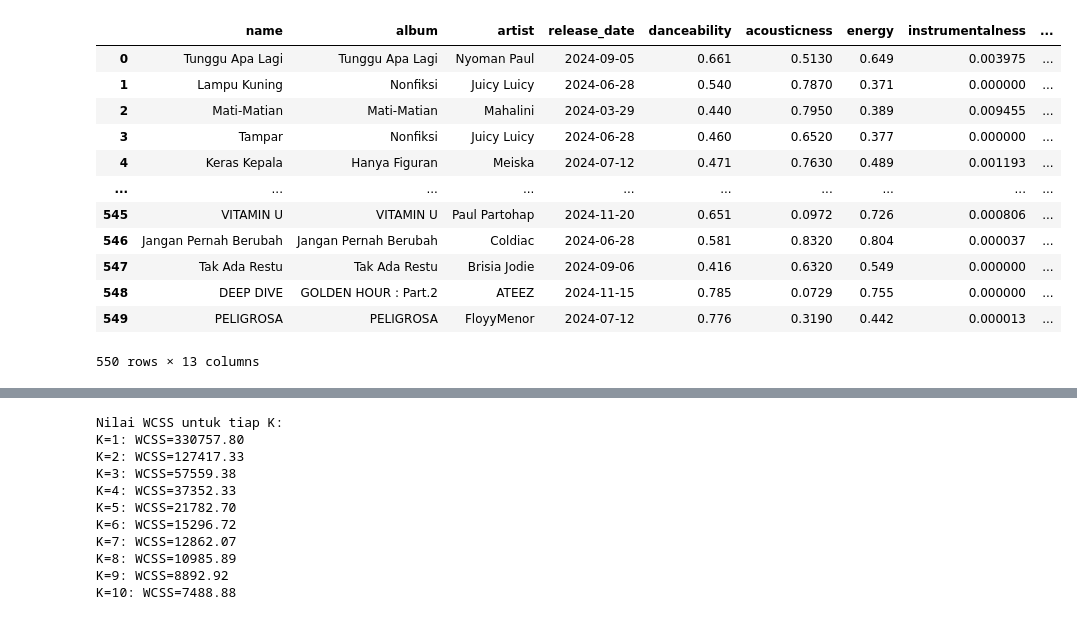
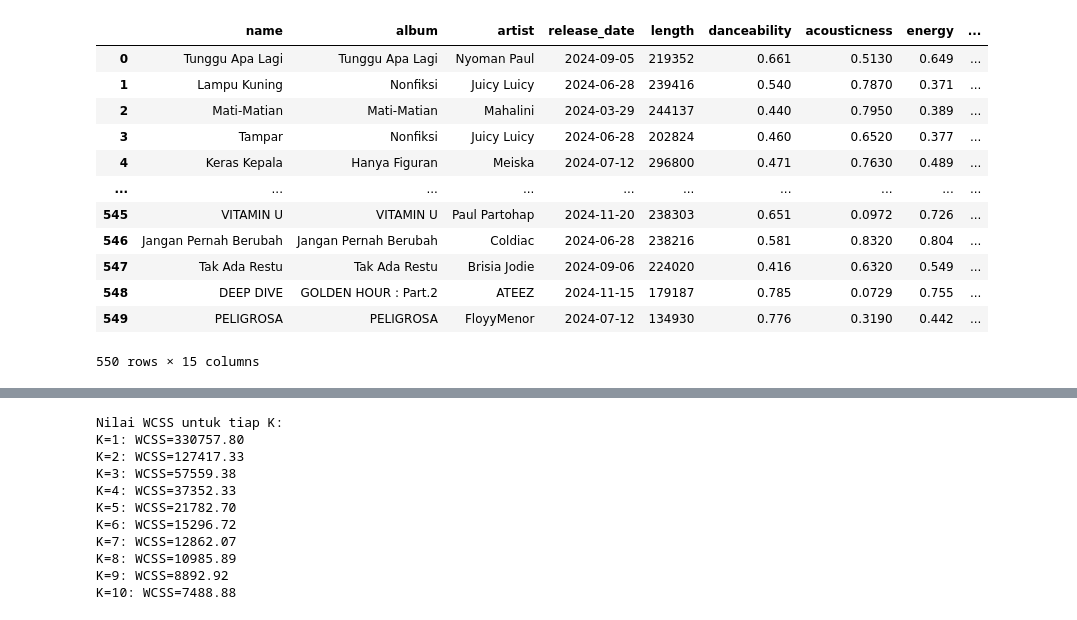
Before and after one commit to gojalifs/kmeans_clustering, a Jupyter notebook: Copy_of_FIXXXX.ipynb, the cells around one changed output, grey strips where cells are left out. Drawn from its saved outputs; the diff is of its cells as text; code cells hidden in the pictures.

```diff
--- a/Copy_of_FIXXXX.ipynb
+++ b/Copy_of_FIXXXX.ipynb
@@ -18,21 +22,21 @@ Requirement already satisfied: scipy>=1.0.0 in /usr/local/lib/python3.11/dist-pa
 # %%
-data = pd.read_excel('dataset.xlsx')
+data = pd.read_excel('norm (2).xlsx')
 
 data
 # %% [output]
-|  | name | album | artist | release_date | danceability | acousticness | energy | instrumentalness | ... |
-| 0 | Tunggu Apa Lagi | Tunggu Apa Lagi | Nyoman Paul | 2024-09-05 | 0.661 | 0.5130 | 0.649 | 0.003975 | ... |
-| 1 | Lampu Kuning | Nonfiksi | Juicy Luicy | 2024-06-28 | 0.540 | 0.7870 | 0.371 | 0.000000 | ... |
-| 2 | Mati-Matian | Mati-Matian | Mahalini | 2024-03-29 | 0.440 | 0.7950 | 0.389 | 0.009455 | ... |
-| 3 | Tampar | Nonfiksi | Juicy Luicy | 2024-06-28 | 0.460 | 0.6520 | 0.377 | 0.000000 | ... |
-| 4 | Keras Kepala | Hanya Figuran | Meiska | 2024-07-12 | 0.471 | 0.7630 | 0.489 | 0.001193 | ... |
+|  | name | album | artist | release_date | length | danceability | acousticness | energy | ... |
+| 0 | Tunggu Apa Lagi | Tunggu Apa Lagi | Nyoman Paul | 2024-09-05 | 219352 | 0.661 | 0.5130 | 0.649 | ... |
+| 1 | Lampu Kuning | Nonfiksi | Juicy Luicy | 2024-06-28 | 239416 | 0.540 | 0.7870 | 0.371 | ... |
+| 2 | Mati-Matian | Mati-Matian | Mahalini | 2024-03-29 | 244137 | 0.440 | 0.7950 | 0.389 | ... |
+| 3 | Tampar | Nonfiksi | Juicy Luicy | 2024-06-28 | 202824 | 0.460 | 0.6520 | 0.377 | ... |
+| 4 | Keras Kepala | Hanya Figuran | Meiska | 2024-07-12 | 296800 | 0.471 | 0.7630 | 0.489 | ... |
 | ... | ... | ... | ... | ... | ... | ... | ... | ... | ... |
-| 545 | VITAMIN U | VITAMIN U | Paul Partohap | 2024-11-20 | 0.651 | 0.0972 | 0.726 | 0.000806 | ... |
-| 546 | Jangan Pernah Berubah | Jangan Pernah Berubah | Coldiac | 2024-06-28 | 0.581 | 0.8320 | 0.804 | 0.000037 | ... |
-| 547 | Tak Ada Restu | Tak Ada Restu | Brisia Jodie | 2024-09-06 | 0.416 | 0.6320 | 0.549 | 0.000000 | ... |
-| 548 | DEEP DIVE | GOLDEN HOUR : Part.2 | ATEEZ | 2024-11-15 | 0.785 | 0.0729 | 0.755 | 0.000000 | ... |
-| 549 | PELIGROSA | PELIGROSA | FloyyMenor | 2024-07-12 | 0.776 | 0.3190 | 0.442 | 0.000013 | ... |
+| 545 | VITAMIN U | VITAMIN U | Paul Partohap | 2024-11-20 | 238303 | 0.651 | 0.0972 | 0.726 | ... |
+| 546 | Jangan Pernah Berubah | Jangan Pernah Berubah | Coldiac | 2024-06-28 | 238216 | 0.581 | 0.8320 | 0.804 | ... |
+| 547 | Tak Ada Restu | Tak Ada Restu | Brisia Jodie | 2024-09-06 | 224020 | 0.416 | 0.6320 | 0.549 | ... |
+| 548 | DEEP DIVE | GOLDEN HOUR : Part.2 | ATEEZ | 2024-11-15 | 179187 | 0.785 | 0.0729 | 0.755 | ... |
+| 549 | PELIGROSA | PELIGROSA | FloyyMenor | 2024-07-12 | 134930 | 0.776 | 0.3190 | 0.442 | ... |
-550 rows × 13 columns
+550 rows × 15 columns
 # %%
 audio_features = ['danceability', 'acousticness', 'energy',
     'instrumentalness', 'speechiness', 'valence', 'liveness', 'tempo', 'loudness'
```
Also changed, not shown: parts of 17 cells of this notebook.
